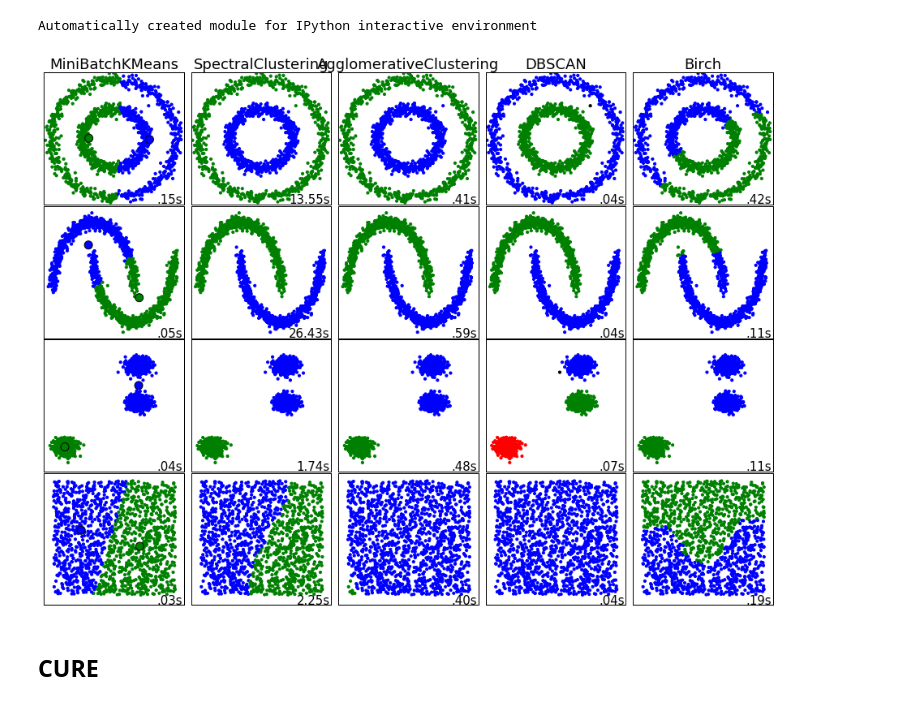
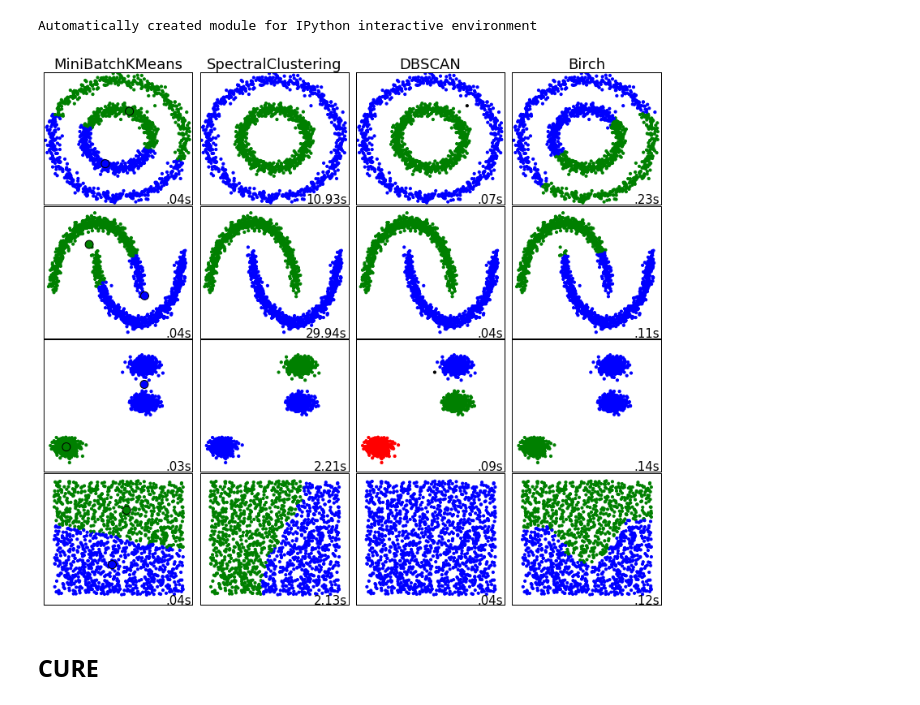
Before and after one commit to Yagwar/TAMD, a Jupyter notebook: BIRCH - CURE py3.ipynb, the cells around one changed output. Drawn from its saved outputs; the diff is of its cells as text; code cells hidden in the pictures.

```diff
--- a/BIRCH - CURE py3.ipynb
+++ b/BIRCH - CURE py3.ipynb
@@ -32,7 +32,7 @@ colors = np.hstack([colors] * 20)
 Automatically created module for IPython interactive environment
 # %%
 clustering_names = [
-    'MiniBatchKMeans', 'SpectralClustering', 'AgglomerativeClustering', 'DBSCAN', 'Birch']
+    'MiniBatchKMeans', 'SpectralClustering', 'DBSCAN', 'Birch']
 
 plt.figure(figsize=(len(clustering_names) * 2 + 3, 9.5))
 plt.subplots_adjust(left=.02, right=.98, bottom=.001, top=.96, wspace=.05,
@@ -66,46 +66,46 @@ for i_dataset, dataset in enumerate(datasets):
     affinity_propagation = cluster.AffinityPropagation(damping=.9,
                                                        preference=-200)
 
-    average_linkage = cluster.AgglomerativeClustering(
-        linkage="average", affinity="cityblock", n_clusters=2,
-        connectivity=connectivity)
+    #average_linkage = cluster.AgglomerativeClustering(
+    #    linkage="average", affinity="cityblock", n_clusters=2,
+    #    connectivity=connectivity)
 
     birch = cluster.Birch(n_clusters=2)
     clustering_algorithms = [
-        two_means, spectral, average_linkage, dbscan, birch]
+        two_means, spectral, dbscan, birch]
 
     for name, algorithm in zip(clustering_names, clustering_algorithms):
         # predict cluster memberships
         t0 = time.time()
         algorithm.fit(X)
         t1 = time.time()
         if hasattr(algorithm, 'labels_'):
             y_pred = algorithm.labels_.astype(np.int)
         else:
             y_pred = algorithm.predict(X)
 
         # plot
         plt.subplot(4, len(clustering_algorithms), plot_num)
         if i_dataset == 0:
             plt.title(name, size=18)
         plt.scatter(X[:, 0], X[:, 1], color=colors[y_pred].tolist(), s=10)
 
         if hasattr(algorithm, 'cluster_centers_'):
             centers = algorithm.cluster_centers_
             center_colors = colors[:len(centers)]
             plt.scatter(centers[:, 0], centers[:, 1], s=100, c=center_colors)
         plt.xlim(-2, 2)
         plt.ylim(-2, 2)
         plt.xticks(())
         plt.yticks(())
         plt.text(.99, .01, ('%.2fs' % (t1 - t0)).lstrip('0'),
                  transform=plt.gca().transAxes, size=15,
                  horizontalalignment='right')
         plot_num += 1
 
 plt.show()
 # %% [output]
-[figure, old version]
+[figure, new version]
 # %% [markdown]
 ## CURE
 # %%
```
